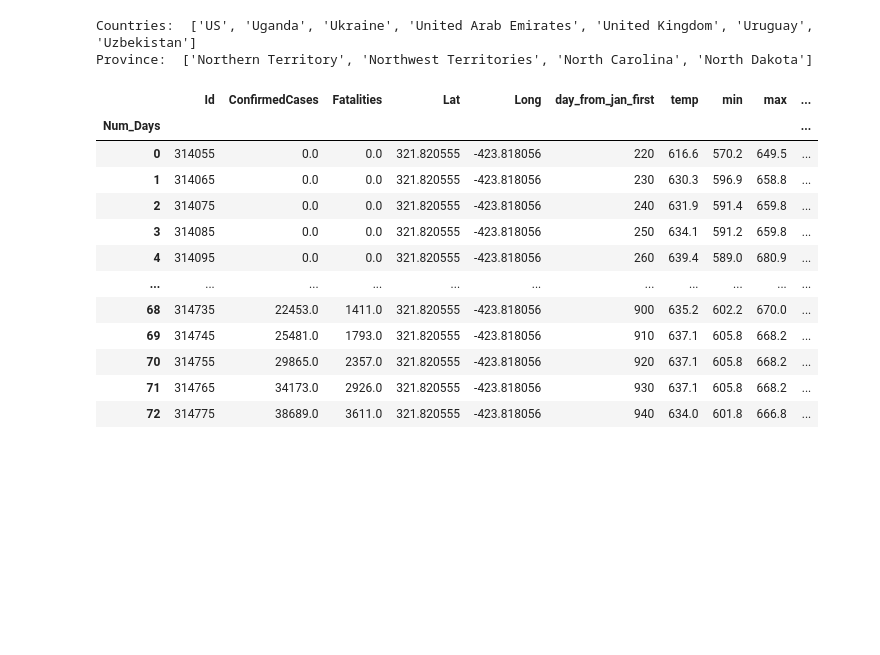
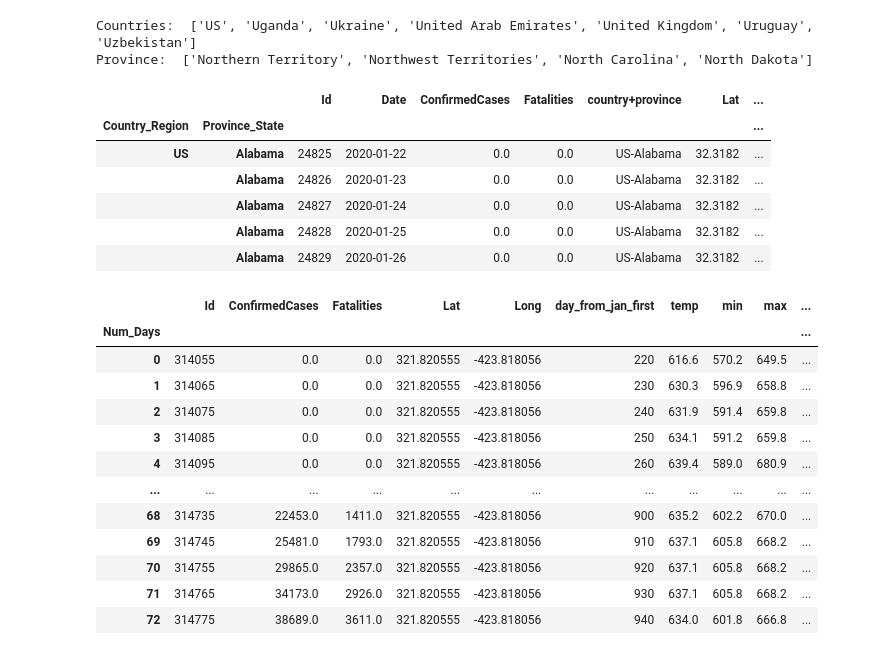
Before and after one commit to mail02ankit/covid19, a Jupyter notebook: ankit_notebook.ipynb, the cells around one changed output. Saved outputs shown, nothing was run; the diff lists cells and outputs as text; code cells hidden in the pictures; blank space fills up the shorter version.

```diff
--- a/ankit_notebook.ipynb
+++ b/ankit_notebook.ipynb
@@ -109,6 +125,28 @@ search_country_province( 'U', 'North', df)
 # %% [output]
 Countries:  ['US', 'Uganda', 'Ukraine', 'United Arab Emirates', 'United Kingdom', 'Uruguay', 'Uzbekistan']
 Province:  ['Northern Territory', 'Northwest Territories', 'North Carolina', 'North Dakota']
+# %%
+def df_country_province( df, CName, PName ):
+    '''
+    * Data for a given country and provice.
+    * Note, output df has multilevel indexes.
+    '''
+    out = df.set_index( ['Country_Region', 'Province_State'] )
+    out.head()
+
+    return out.loc[(CName,PName)]
+
+# Extract US data summed over all provices/states
+df_r = df_country_province(df, 'US', 'Alabama')
+df_r.head(5)
+# %% [output]
+|  |  | Id | Date | ConfirmedCases | Fatalities | country+province | Lat | ... |
+| Country_Region | Province_State |  |  |  |  |  |  | ... |
+| US | Alabama | 24825 | 2020-01-22 | 0.0 | 0.0 | US-Alabama | 32.3182 | ... |
+|  | Alabama | 24826 | 2020-01-23 | 0.0 | 0.0 | US-Alabama | 32.3182 | ... |
+|  | Alabama | 24827 | 2020-01-24 | 0.0 | 0.0 | US-Alabama | 32.3182 | ... |
+|  | Alabama | 24828 | 2020-01-25 | 0.0 | 0.0 | US-Alabama | 32.3182 | ... |
+|  | Alabama | 24829 | 2020-01-26 | 0.0 | 0.0 | US-Alabama | 32.3182 | ... |
 # %%
 def df_summed_provinces( df, CName ):
     '''
```
Also changed, not shown: parts of 8 cells of this notebook.
